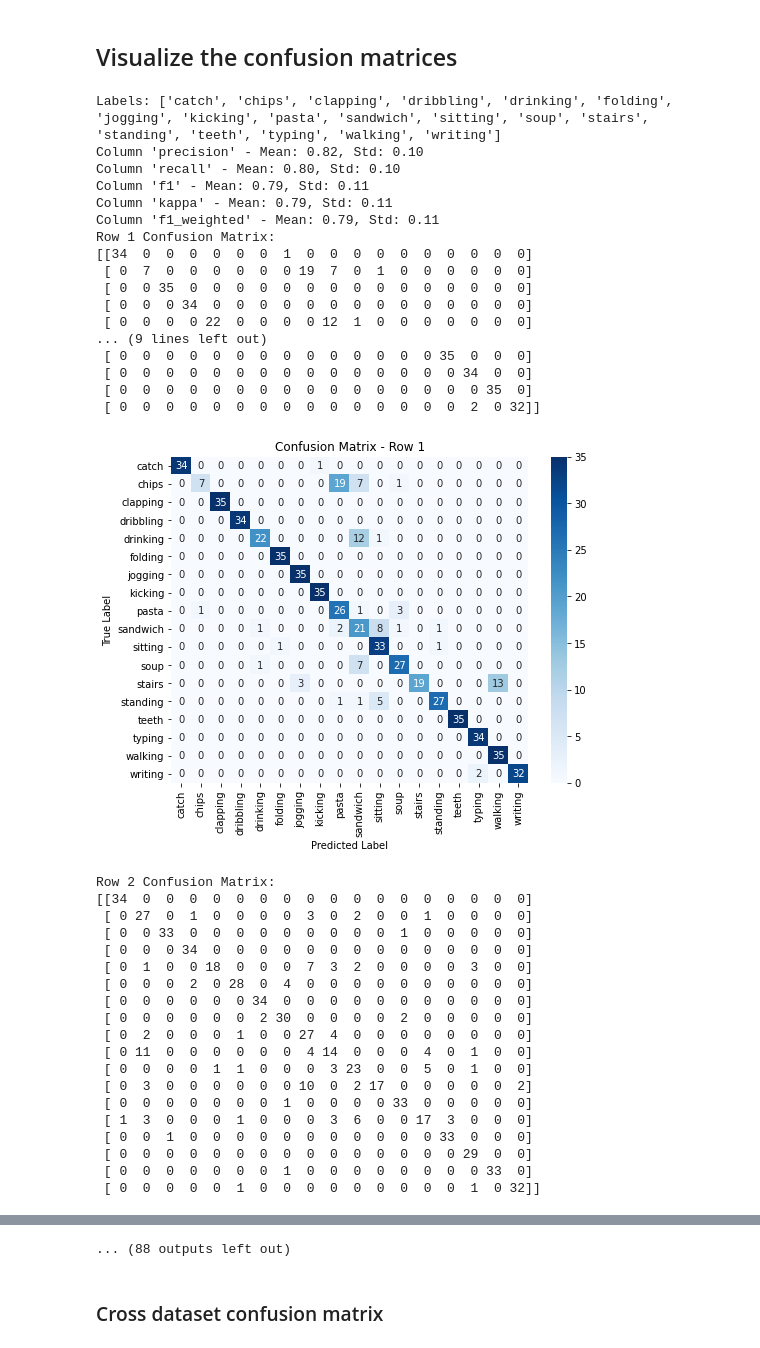
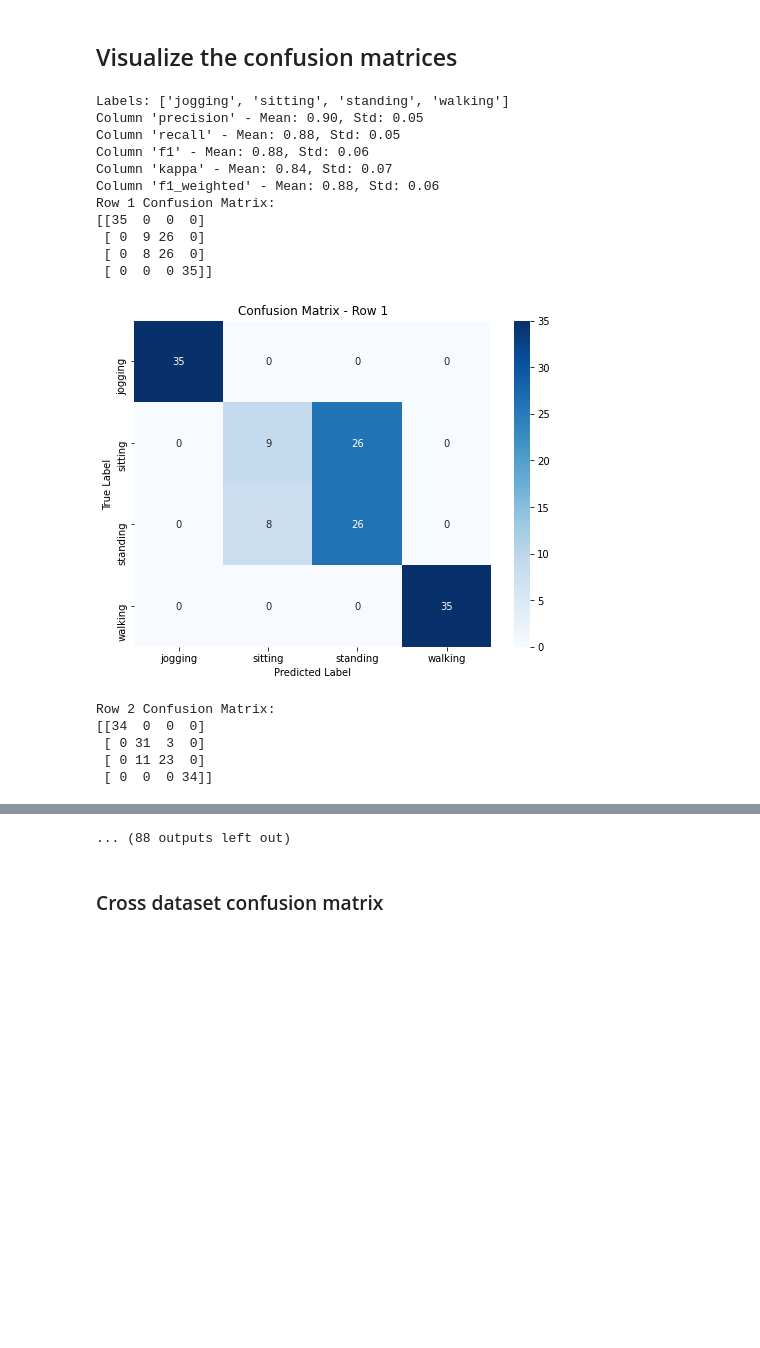
Before and after one commit to h-khayami/ssl-wearables, a Jupyter notebook: plots/confusion_matrices.ipynb, the cells around one changed output, grey strips where cells are left out. Drawn from its saved outputs; the diff is of its cells as text; code cells hidden in the pictures; blank space fills up the shorter version.

```diff
--- a/plots/confusion_matrices.ipynb
+++ b/plots/confusion_matrices.ipynb
@@ -47,67 +47,47 @@ def visualize_confusion_matrices(folder_path):
             # Clean up the string and convert to list of lists
             cleaned = raw_conf_matrix.replace('[', '').replace(']', '')
             rows = [list(map(int, row.split())) for row in cleaned.split()]
 
             # Convert to numpy array
             conf_matrix = np.array(rows).reshape(len(labels), len(labels))
             # Clean and format the confusion matrix string
             # conf_matrix_str = raw_conf_matrix.replace("\n", " ")  # Remove newlines
             # conf_matrix_str = " ".join(conf_matrix_str.split())  # Remove extra spaces
             print(f"Row {i+1} Confusion Matrix:\n{conf_matrix}\n")  # Debugging print
             # conf_matrix = ast.literal_eval(conf_matrix_str)  # Convert string to list
             # conf_matrix = np.array(conf_matrix)
 
             # 4️⃣ Plot confusion matrix
             plt.figure(figsize=(8, 6))
             sns.heatmap(conf_matrix, annot=True, fmt="d", cmap="Blues",
                         xticklabels=labels, yticklabels=labels)
 
             plt.xlabel("Predicted Label")
             plt.ylabel("True Label")
             plt.title(f"Confusion Matrix - Row {i+1}")
             plt.show()
 
         except Exception as e:
             print(f"Skipping row {i+1} due to error: {e}")
 
 # Usage Example
-folder_path = "/home/hossein/ssl-wearables/data/reports/2025-02-18_18-02"
+folder_path = "/home/hossein/ssl-wearables/data/reports/2025-02-18_19-32"
 visualize_confusion_matrices(folder_path)
 # %% [output]
-Labels: ['catch', 'chips', 'clapping', 'dribbling', 'drinking', 'folding', 'jogging', 'kicking', 'pasta', 'sandwich', 'sitting', 'soup', 'stairs', 'standing', 'teeth', 'typing', 'walking', 'writing']
-Column 'precision' - Mean: 0.82, Std: 0.10
-Column 'recall' - Mean: 0.80, Std: 0.10
-Column 'f1' - Mean: 0.79, Std: 0.11
-Column 'kappa' - Mean: 0.79, Std: 0.11
-Column 'f1_weighted' - Mean: 0.79, Std: 0.11
+Labels: ['jogging', 'sitting', 'standing', 'walking']
+Column 'precision' - Mean: 0.90, Std: 0.05
+Column 'recall' - Mean: 0.88, Std: 0.05
+Column 'f1' - Mean: 0.88, Std: 0.06
+Column 'kappa' - Mean: 0.84, Std: 0.07
+Column 'f1_weighted' - Mean: 0.88, Std: 0.06
 Row 1 Confusion Matrix:
-[[34  0  0  0  0  0  0  1  0  0  0  0  0  0  0  0  0  0]
- [ 0  7  0  0  0  0  0  0 19  7  0  1  0  0  0  0  0  0]
- [ 0  0 35  0  0  0  0  0  0  0  0  0  0  0  0  0  0  0]
- [ 0  0  0 34  0  0  0  0  0  0  0  0  0  0  0  0  0  0]
- [ 0  0  0  0 22  0  0  0  0 12  1  0  0  0  0  0  0  0]
-... (9 lines left out)
- [ 0  0  0  0  0  0  0  0  0  0  0  0  0  0 35  0  0  0]
- [ 0  0  0  0  0  0  0  0  0  0  0  0  0  0  0 34  0  0]
- [ 0  0  0  0  0  0  0  0  0  0  0  0  0  0  0  0 35  0]
- [ 0  0  0  0  0  0  0  0  0  0  0  0  0  0  0  2  0 32]]
+[[35  0  0  0]
+ [ 0  9 26  0]
+ [ 0  8 26  0]
+ [ 0  0  0 35]]
-[figure, old version]
+[figure, new version]
 Row 2 Confusion Matrix:
-[[34  0  0  0  0  0  0  0  0  0  0  0  0  0  0  0  0  0]
- [ 0 27  0  1  0  0  0  0  3  0  2  0  0  1  0  0  0  0]
- [ 0  0 33  0  0  0  0  0  0  0  0  0  1  0  0  0  0  0]
- [ 0  0  0 34  0  0  0  0  0  0  0  0  0  0  0  0  0  0]
- [ 0  1  0  0 18  0  0  0  7  3  2  0  0  0  0  3  0  0]
- [ 0  0  0  2  0 28  0  4  0  0  0  0  0  0  0  0  0  0]
- [ 0  0  0  0  0  0 34  0  0  0  0  0  0  0  0  0  0  0]
- [ 0  0  0  0  0  0  2 30  0  0  0  0  2  0  0  0  0  0]
- [ 0  2  0  0  0  1  0  0 27  4  0  0  0  0  0  0  0  0]
- [ 0 11  0  0  0  0  0  0  4 14  0  0  0  4  0  1  0  0]
- [ 0  0  0  0  1  1  0  0  0  3 23  0  0  5  0  1  0  0]
- [ 0  3  0  0  0  0  0  0 10  0  2 17  0  0  0  0  0  2]
- [ 0  0  0  0  0  0  0  1  0  0  0  0 33  0  0  0  0  0]
- [ 1  3  0  0  0  1  0  0  0  3  6  0  0 17  3  0  0  0]
- [ 0  0  1  0  0  0  0  0  0  0  0  0  0  0 33  0  0  0]
- [ 0  0  0  0  0  0  0  0  0  0  0  0  0  0  0 29  0  0]
- [ 0  0  0  0  0  0  0  1  0  0  0  0  0  0  0  0 33  0]
- [ 0  0  0  0  0  1  0  0  0  0  0  0  0  0  0  1  0 32]]
+[[34  0  0  0]
+ [ 0 31  3  0]
+ [ 0 11 23  0]
+ [ 0  0  0 34]]
```
Also changed, not shown: parts of 2 cells of this notebook, 3 other files.
